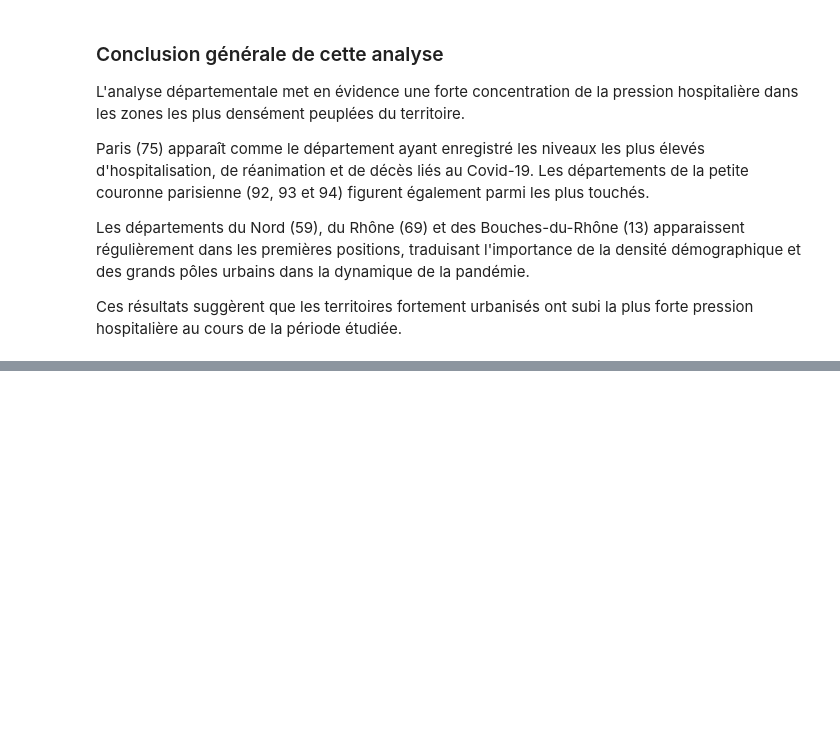
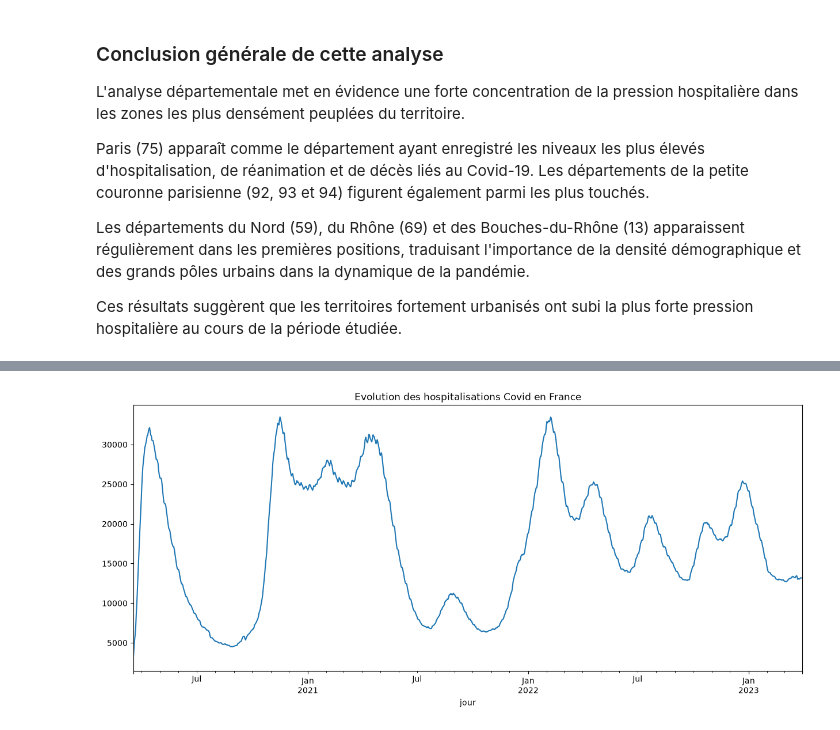
Before and after one commit to Audrey-Djomi/dashboard-sante-publique-france, a Jupyter notebook: notebooks/03_analyse.ipynb, the cells around one changed output, grey strips where cells are left out. Cells and saved outputs as stored; diff of their text form; code cells hidden in the pictures; blank space fills up the shorter version.

Commit message:
analyses graphiques hosp et rea des vagues epidémiologiques

```diff
--- a/notebooks/03_analyse.ipynb
+++ b/notebooks/03_analyse.ipynb
@@ -380,0 +387,13 @@ Ces résultats suggèrent que les territoires fortement urbanisés ont subi la p
+# %%
+# analysons le comportement des hospitalisations enrégistrées
+
+evolution_hosp = (
+    df_total.groupby("jour")["hosp"]
+    .sum()
+)
+
+evolution_hosp.plot(figsize=(15,6))
+plt.title("Evolution des hospitalisations Covid en France")
+plt.show()
+# %% [output]
+[figure, added]
```
Also changed, not shown: parts of 5 cells of this notebook, 1 other file.
